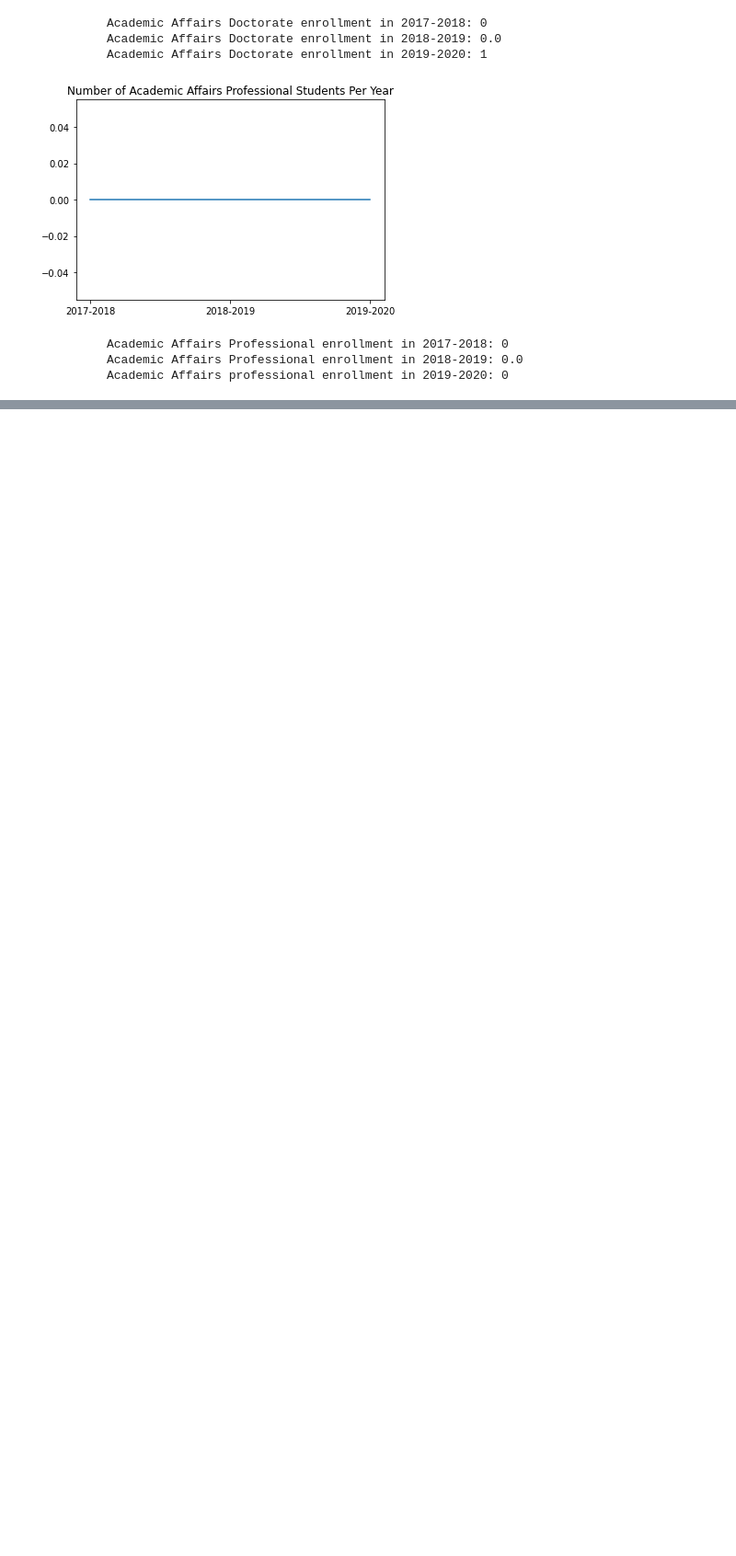
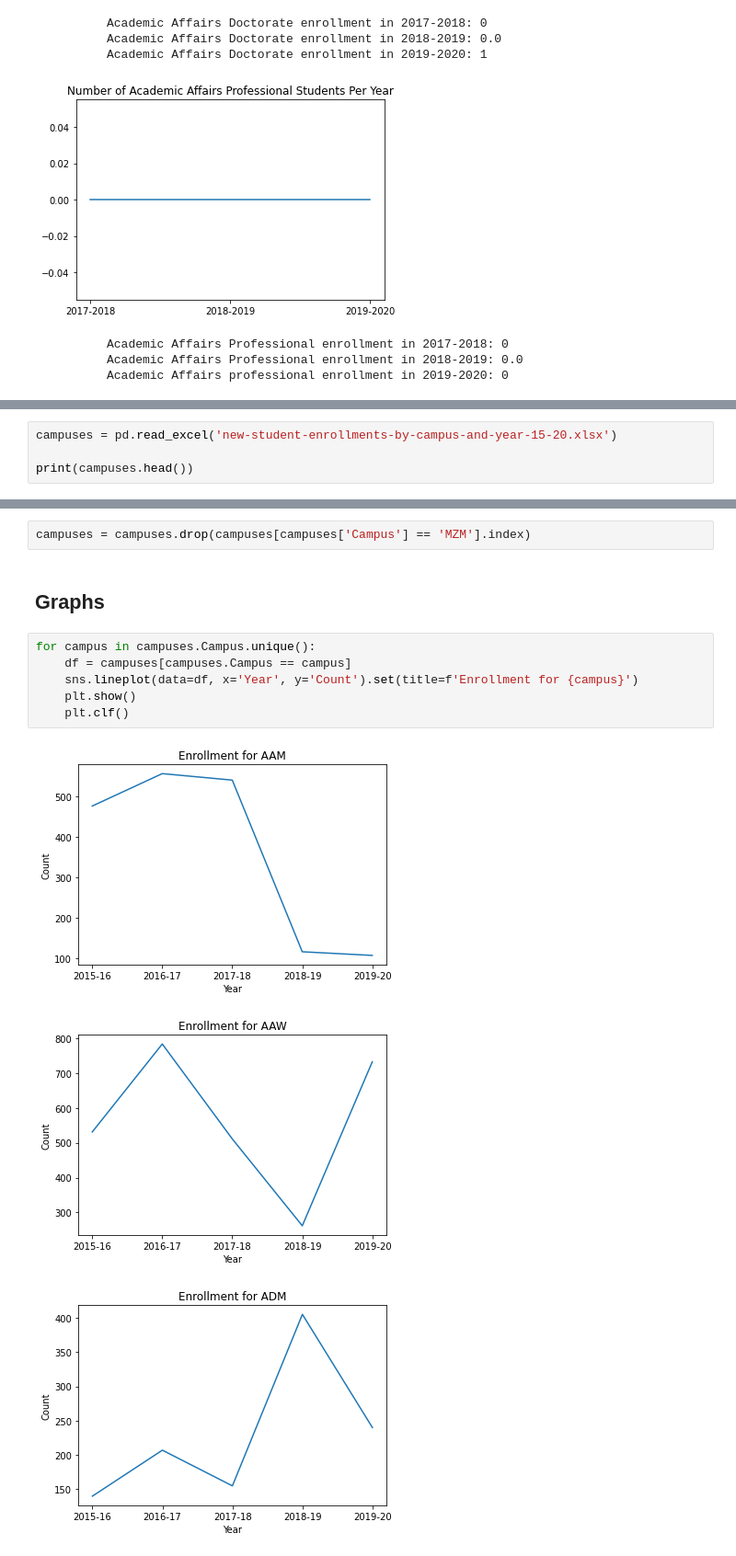
Before and after one commit to Motamensalih/Enrollment-Magnifier, a Jupyter notebook: main.ipynb, the cells around one changed output, grey strips where cells are left out. Shown at 92% size. Saved outputs shown, nothing was run; the diff lists cells and outputs as text; blank space fills up the shorter version.

Commit message:
added preliminary subject titles, graphed data from new-student-enrollments-by-campus-and-year-15-20.xlsx

```diff
--- a/main.ipynb
+++ b/main.ipynb
@@ -450,0 +455,4 @@ Name: gender_desc, dtype: int64
+# %%
+campuses = pd.read_excel('new-student-enrollments-by-campus-and-year-15-20.xlsx')
+
+print(campuses.head())
@@ -450,0 +480,14 @@ Name: gender_desc, dtype: int64
+# %%
+campuses = campuses.drop(campuses[campuses['Campus'] == 'MZM'].index)
+# %% [markdown]
+## Graphs
+# %%
+for campus in campuses.Campus.unique():
+    df = campuses[campuses.Campus == campus]
+    sns.lineplot(data=df, x='Year', y='Count').set(title=f'Enrollment for {campus}')
+    plt.show()
+    plt.clf()
+# %% [output]
+[figure, added]
+[figure, added]
+[figure, added]
```
Also changed, not shown: parts of 12 cells of this notebook, 1 other file.
